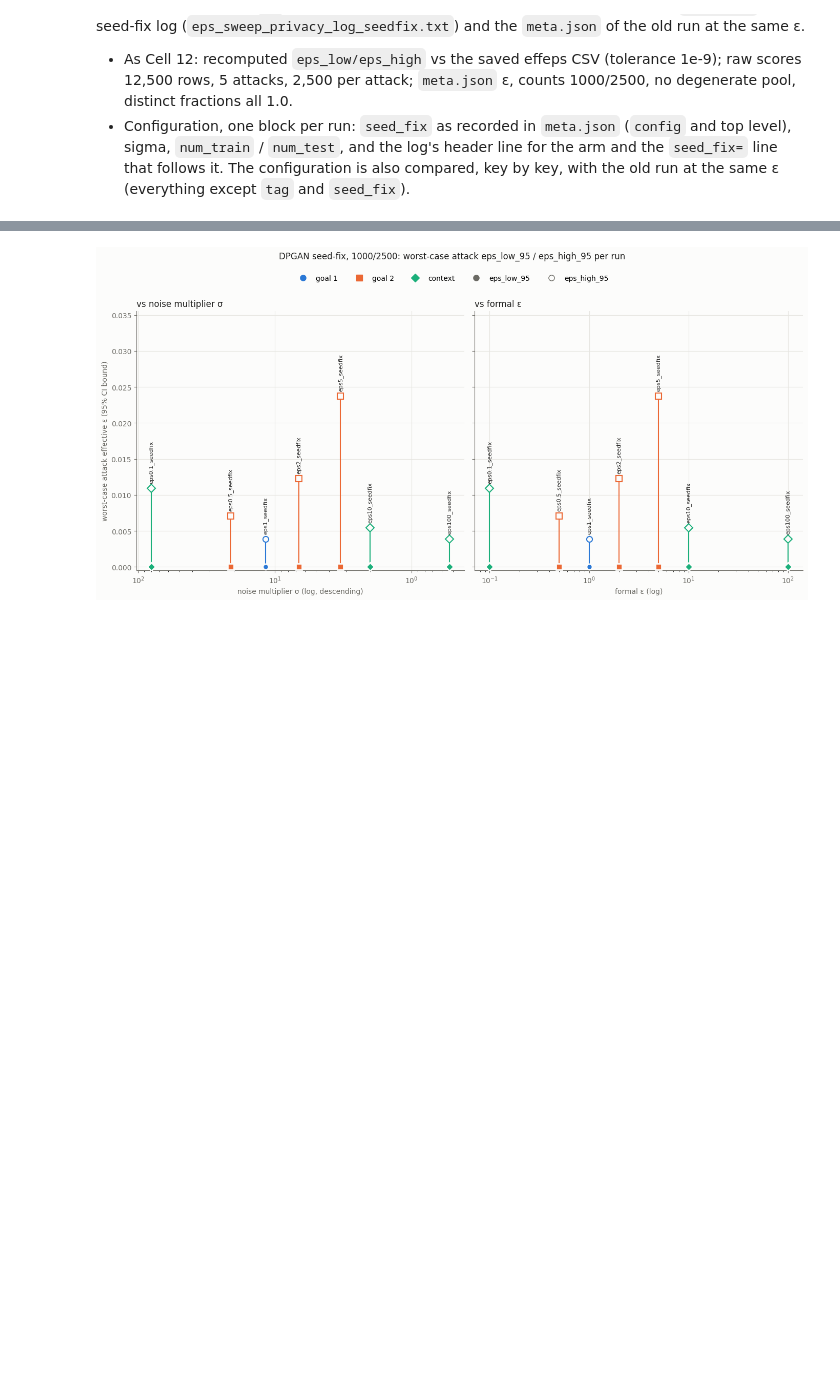
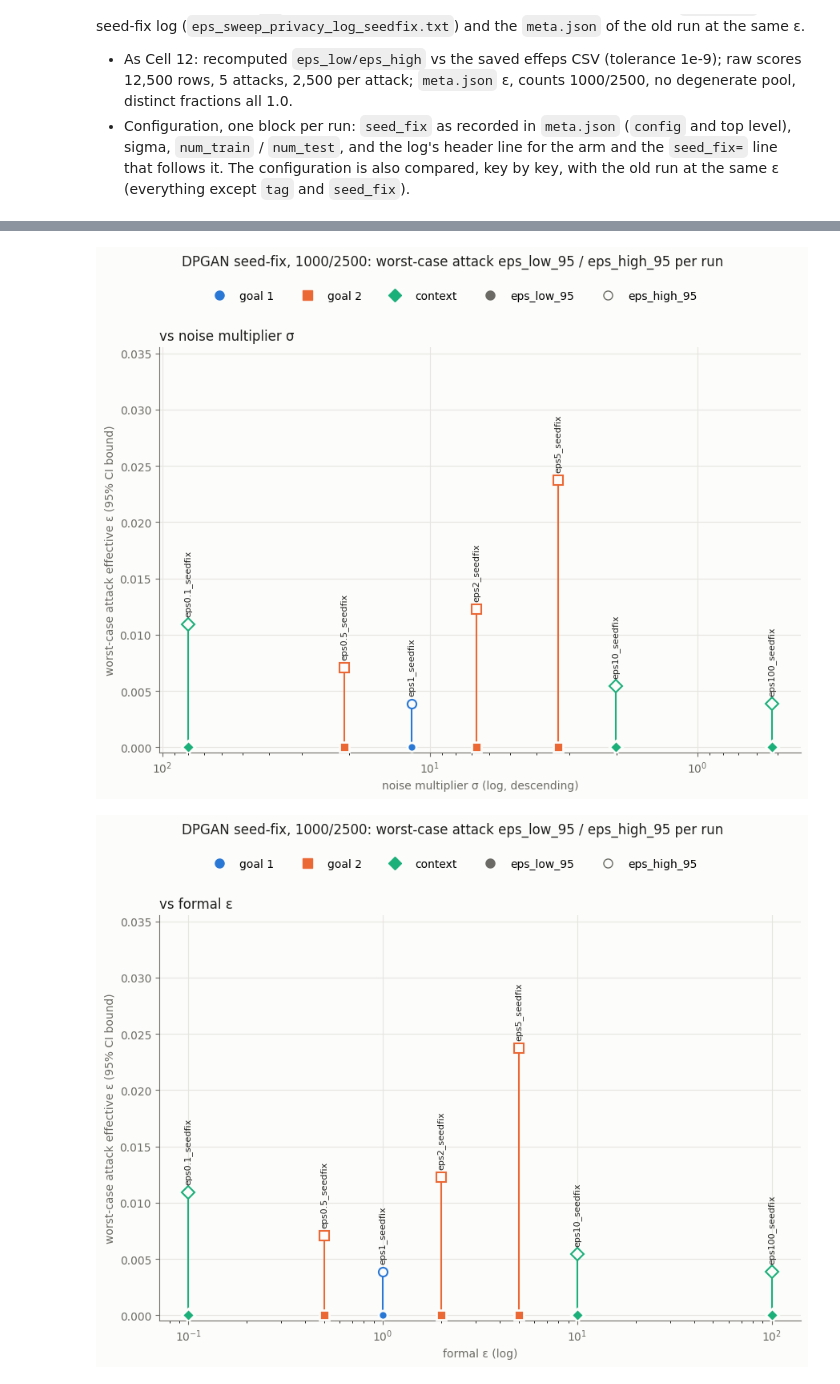
Before and after one commit to oliviapeng26/priv-sdg, a Jupyter notebook: benchmark_tapas/diagnostics/dpgan_threshold_audit.ipynb, the cells around one changed output, grey strips where cells are left out. Drawn from its saved outputs; the diff is of its cells as text; code cells hidden in the pictures; blank space fills up the shorter version.

```diff
--- a/benchmark_tapas/diagnostics/dpgan_threshold_audit.ipynb
+++ b/benchmark_tapas/diagnostics/dpgan_threshold_audit.ipynb
@@ -1028,11 +1030,11 @@ def band_label3(true_x, col):
         val = f"ε = {lo:g}" if lo == hi else f"ε = {lo:g}–{hi:g}"
     return f"{len(true_x)} runs at {val}\n(x offset for legibility)"
 
-fig, axes = plt.subplots(1, 2, figsize=(14, 6.4), sharey=True)
-fig.patch.set_facecolor(SURFACE)
 top = float(W3.eps_high_95.max())
-for ax, col, xlabel in ((axes[0], "sigma", "noise multiplier σ (log, descending)"),
-                        (axes[1], "epsilon", "formal ε (log)")):
+for col, xlabel, title in (("sigma", "noise multiplier σ (log, descending)", "vs noise multiplier σ"),
+                           ("epsilon", "formal ε (log)", "vs formal ε")):
+    fig, ax = plt.subplots(figsize=(9, 6.4))
+    fig.patch.set_facecolor(SURFACE)
     ax.set_facecolor(SURFACE)
     xs, clusters = dodge3(W3[col], W3.index)
     for true_x, plotted_x in clusters:
@@ -1041,45 +1043,45 @@ for ax, col, xlabel in ((axes[0], "sigma", "noise multiplier σ (log, descending
         ax.axvspan(x0, x1, color=BAND, zorder=0)
         yb = top * 1.2
         ax.plot([x0, x1], [yb, yb], color=MUTED, lw=1, zorder=1, solid_capstyle="butt")
         for xe in (x0, x1):
             ax.plot([xe, xe], [yb, yb - top * 0.025], color=MUTED, lw=1, zorder=1)
         for tx in np.unique(true_x):
             ax.plot([tx, tx], [yb, yb + top * 0.035], color=INK, lw=1.5, zorder=1)
         ax.text(np.sqrt(x0 * x1), yb + top * 0.05, band_label3(true_x, col) + "\n▲ tick = true x",
                 ha="center", va="bottom", fontsize=8, color=MUTED, linespacing=1.3,
                 bbox=dict(boxstyle="round,pad=0.25", fc=SURFACE, ec="none"), zorder=4)
     for x, (_, w) in zip(xs, W3.iterrows()):
         color, marker = GROUP_STYLE[w.group]
         ax.plot([x, x], [w.eps_low_95, w.eps_high_95], color=color, lw=1.5, zorder=2)
         ax.plot(x, w.eps_low_95, marker=marker, ms=8, color=color, mec=SURFACE, mew=2, ls="none", zorder=3)
         ax.plot(x, w.eps_high_95, marker=marker, ms=8, mfc=SURFACE, mec=color, mew=1.5, ls="none", zorder=3)
         ax.annotate(w.run, (x, w.eps_high_95), xytext=(0, 7), textcoords="offset points",
                     rotation=90, ha="center", va="bottom", fontsize=8, color=INK)
     ax.set_xscale("log")
     if col == "sigma":
         ax.invert_xaxis()
     ax.set_xlabel(xlabel, color=MUTED)
     ax.grid(True, which="major", color=GRID, lw=0.8)
     ax.set_axisbelow(True)
     for s in ("top", "right"):
         ax.spines[s].set_visible(False)
     for s in ("left", "bottom"):
         ax.spines[s].set_color(MUTED)
     ax.tick_params(colors=MUTED)
-axes[0].set_ylabel("worst-case attack effective ε (95% CI bound)", color=MUTED)
-axes[0].set_ylim(-0.02 * top, top * 1.5)
-axes[0].set_title("vs noise multiplier σ", color=INK, loc="left")
-axes[1].set_title("vs formal ε", color=INK, loc="left")
+    ax.set_ylabel("worst-case attack effective ε (95% CI bound)", color=MUTED)
+    ax.set_ylim(-0.02 * top, top * 1.5)
+    ax.set_title(title, color=INK, loc="left")
 
-handles = [Line2D([], [], color=c, marker=m, ms=8, ls="none", label=g) for g, (c, m) in GROUP_STYLE.items()]
-handles += [Line2D([], [], color=MUTED, marker="o", ms=8, ls="none", label="eps_low_95"),
-            Line2D([], [], color=MUTED, marker="o", ms=8, mfc=SURFACE, ls="none", label="eps_high_95")]
-fig.legend(handles=handles, loc="upper center", ncol=5, frameon=False, bbox_to_anchor=(0.5, 1.02))
-fig.suptitle("DPGAN seed-fix, 1000/2500: worst-case attack eps_low_95 / eps_high_95 per run", y=1.07, color=INK)
-plt.tight_layout()
-plt.show()
+    handles = [Line2D([], [], color=c, marker=m, ms=8, ls="none", label=g) for g, (c, m) in GROUP_STYLE.items()]
+    handles += [Line2D([], [], color=MUTED, marker="o", ms=8, ls="none", label="eps_low_95"),
+                Line2D([], [], color=MUTED, marker="o", ms=8, mfc=SURFACE, ls="none", label="eps_high_95")]
+    fig.legend(handles=handles, loc="upper center", ncol=5, frameon=False, bbox_to_anchor=(0.5, 1.02))
+    fig.suptitle("DPGAN seed-fix, 1000/2500: worst-case attack eps_low_95 / eps_high_95 per run", y=1.07, color=INK)
+    plt.tight_layout()
+    plt.show()
 # %% [output]
-[figure, old version]
+[figure, new version]
+[figure, added]
 # %% [markdown]
 ### Cell 20: seed-fix runs next to the earlier audit at ε = 0.1 and 100
 **Sources:** master table `W3` (Cell 16, all seed-fix runs) and master table `W2` (Cell 10) for the two earlier runs `eps0.1` and `eps100`, which have a seed-fix counterpart at the same ε (`eps0.1_seedfix`, `eps100_seedfix`) and so share an x position with it.
```
Also changed, not shown: parts of 14 cells of this notebook.
